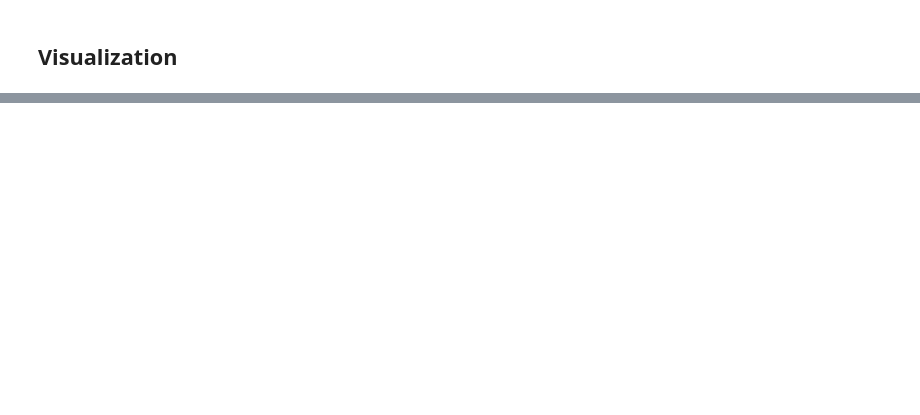
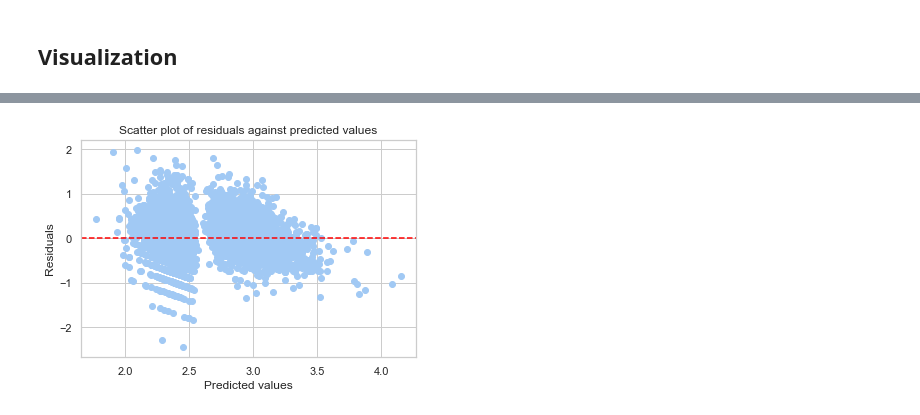
Before and after one commit to LyngeKjems/Climate-News-Project, a Jupyter notebook: Climate News Project/Merged_daily_data.ipynb, the cells around one changed output, grey strips where cells are left out. Drawn from its saved outputs; the diff is of its cells as text; code cells hidden in the pictures; blank space fills up the shorter version.

```diff
--- a/Climate News Project/Merged_daily_data.ipynb
+++ b/Climate News Project/Merged_daily_data.ipynb
@@ -70 +70,6 @@ merged_daily_df
 4609 rows × 8 columns
+# %%
+# Add the new column based on the condition
+merged_daily_df['2019 struc dummy'] = (merged_daily_df['date'] > '2019-01-01').astype(int)
+
+merged_daily_df
@@ -72,0 +589,9 @@ merged_daily_df
+# %%
+plt.scatter(predicted_values, residuals)
+plt.title("Scatter plot of residuals against predicted values")
+plt.xlabel("Predicted values")
+plt.ylabel("Residuals")
+plt.axhline(y=0, color='red', linestyle='--')
+plt.show()
+# %% [output]
+[figure, added]
```
Also changed, not shown: parts of 25 cells of this notebook, 2 other files.
